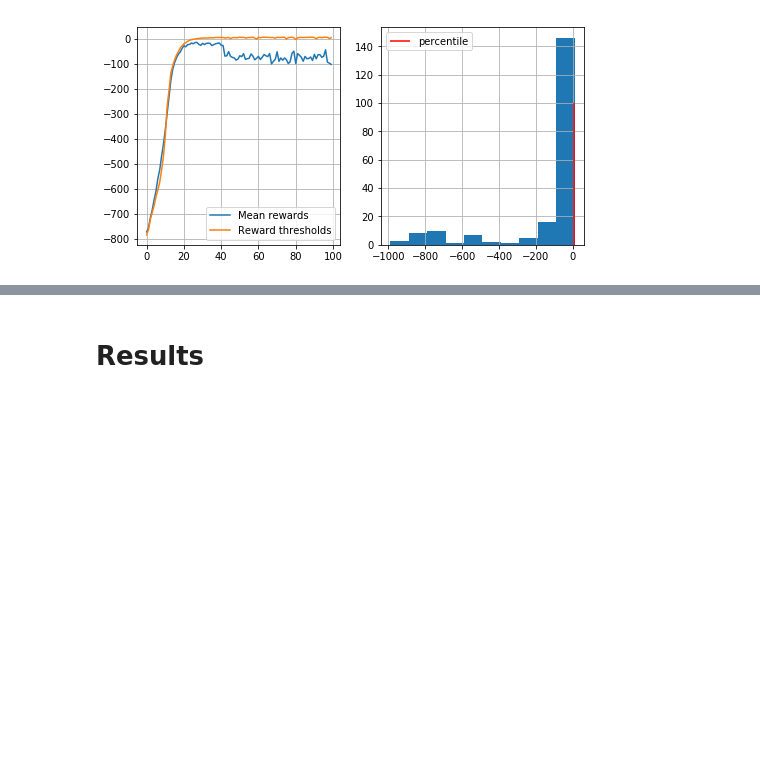
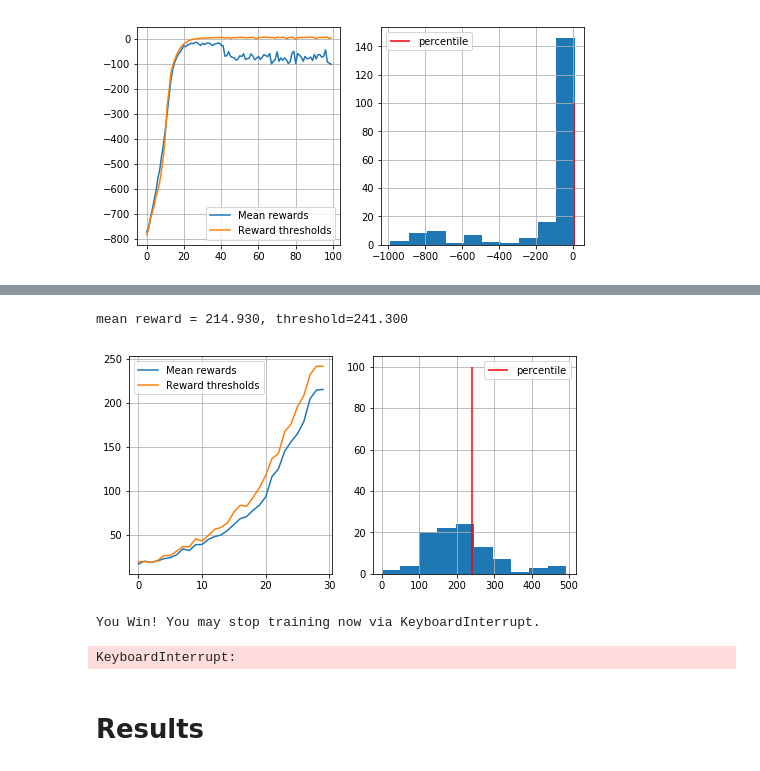
Before and after one commit to dalmia/Coursera-Specializations, a Jupyter notebook: Practical Reinforcement Learning/week1_intro/crossentropy_method.ipynb, the cells around one changed output, grey strips where cells are left out. Drawn from its saved outputs; the diff is of its cells as text; code cells hidden in the pictures; blank space fills up the shorter version.

```diff
--- a/Practical Reinforcement Learning/week1_intro/crossentropy_method.ipynb
+++ b/Practical Reinforcement Learning/week1_intro/crossentropy_method.ipynb
@@ -305,7 +310,7 @@ def generate_session(t_max=1000):
         #predict array of action probabilities
         probs = agent.predict_proba([s])[0]
 
-        a = <sample action with such probabilities>
+        a = np.random.choice(n_actions, p=probs)
 
         new_s,r,done,info = env.step(a)
 
@@ -320,22 +325,28 @@ def generate_session(t_max=1000):
 # %%
 n_sessions = 100
 percentile = 70
 log = []
 
 for i in range(100):
     #generate new sessions
-    sessions = [<generate a list of n_sessions new sessions>]
+    sessions = [generate_session() for _ in range(n_sessions)]
 
     states_batch,actions_batch,rewards_batch = map(np.array,zip(*sessions))
 
-    elite_states, elite_actions = <select elite actions just like before>
+    elite_states, elite_actions = select_elites(states_batch, actions_batch,
+                                                rewards_batch, percentile)
 
-    <fit agent to predict elite_actions(y) from elite_states(X)>
+    agent.fit(elite_states, elite_actions)
 
-    show_progress(rewards_batch,log,reward_range=[0,np.max(rewards_batch)])
+    show_progress(rewards_batch, log, percentile, reward_range=[0,np.max(rewards_batch)])
 
     if np.mean(rewards_batch)> 190:
         print("You Win! You may stop training now via KeyboardInterrupt.")
+# %% [output]
+mean reward = 214.930, threshold=241.300
+[figure, added]
+You Win! You may stop training now via KeyboardInterrupt.
+KeyboardInterrupt:
 # %% [markdown]
 # Results
 # %%
```
Also changed, not shown: parts of 3 cells of this notebook.
